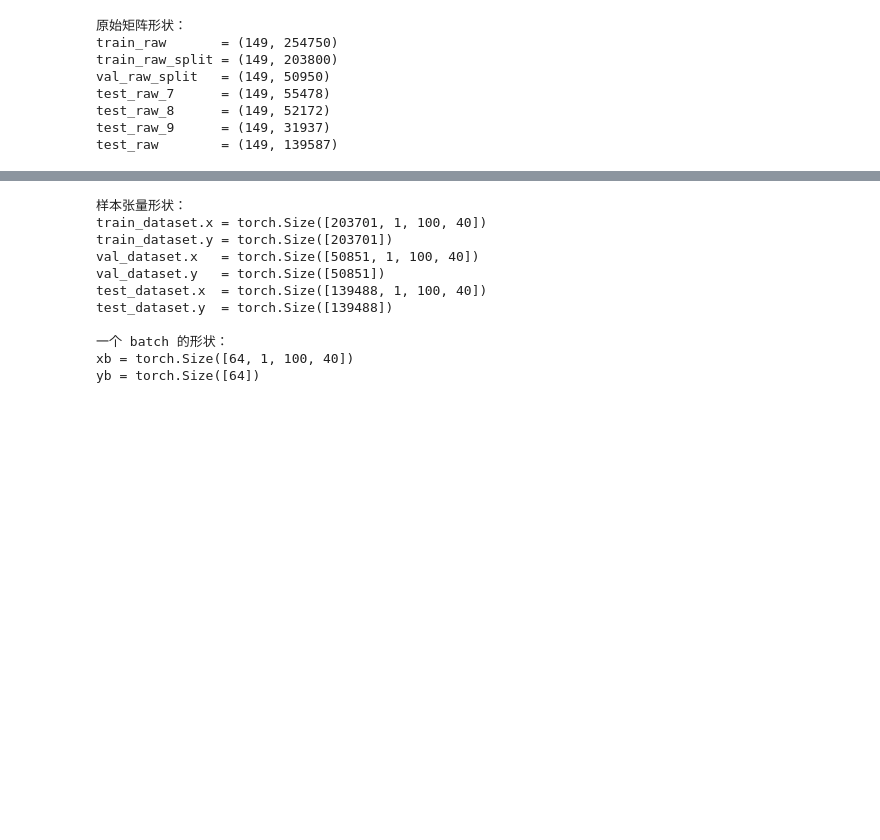
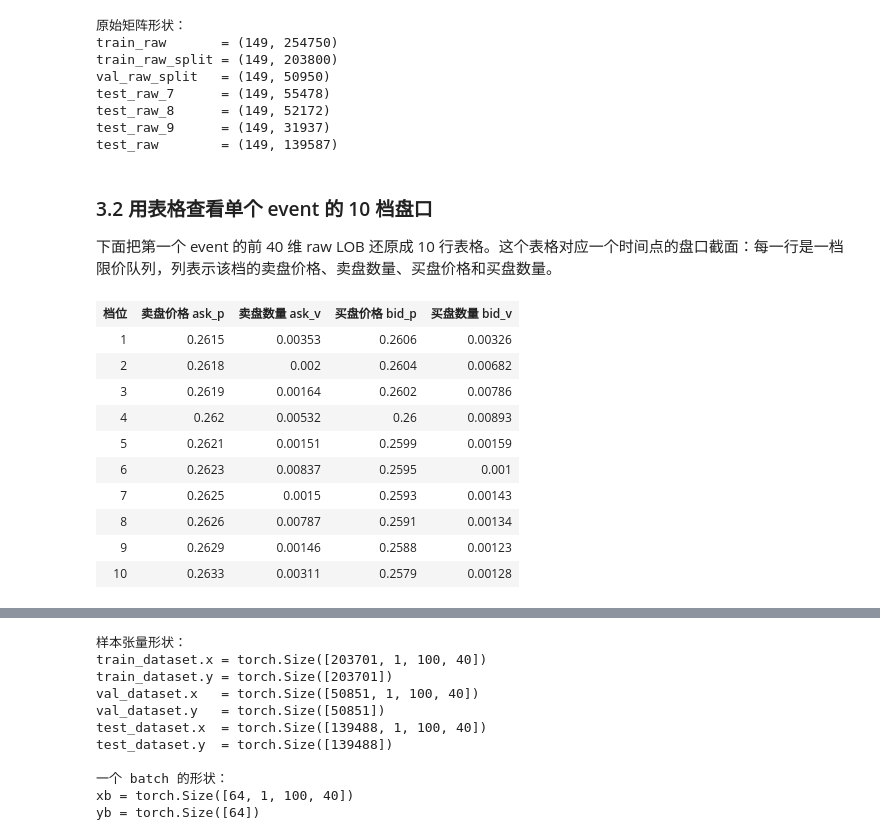
Before and after one commit to SuibeAI/quant_book, a Jupyter notebook: books/DeepLOB/annotated_deeplob.ipynb, the cells around one changed output, grey strips where cells are left out. Cells and saved outputs as stored; diff of their text form; code cells hidden in the pictures; blank space fills up the shorter version.

Commit message:
Update DeepLOB tutorial data setup

```diff
--- a/books/DeepLOB/annotated_deeplob.ipynb
+++ b/books/DeepLOB/annotated_deeplob.ipynb
@@ -227,10 +178,10 @@ class DeepLOBDataset(data.Dataset):
 # -----------------------------
 # 4. 读取原始 txt 文件
 # -----------------------------
-train_raw = np.loadtxt('Train_Dst_NoAuction_DecPre_CF_7.txt')
-test_raw_7 = np.loadtxt('Test_Dst_NoAuction_DecPre_CF_7.txt')
-test_raw_8 = np.loadtxt('Test_Dst_NoAuction_DecPre_CF_8.txt')
-test_raw_9 = np.loadtxt('Test_Dst_NoAuction_DecPre_CF_9.txt')
+train_raw = np.loadtxt('data/Train_Dst_NoAuction_DecPre_CF_7.txt')
+test_raw_7 = np.loadtxt('data/Test_Dst_NoAuction_DecPre_CF_7.txt')
+test_raw_8 = np.loadtxt('data/Test_Dst_NoAuction_DecPre_CF_8.txt')
+test_raw_9 = np.loadtxt('data/Test_Dst_NoAuction_DecPre_CF_9.txt')
 
 # 按时间顺序切分训练集：前 80% 做训练，后 20% 做验证
 split_idx = int(np.floor(train_raw.shape[1] * 0.8))
@@ -257,3 +208,51 @@ test_raw_7      = (149, 55478)
 test_raw_8      = (149, 52172)
 test_raw_9      = (149, 31937)
 test_raw        = (149, 139587)
+# %% [markdown]
+### 3.2 用表格查看单个 event 的 10 档盘口
+
+下面把第一个 event 的前 40 维 raw LOB 还原成 10 行表格。这个表格对应一个时间点的盘口截面：每一行是一档限价队列，列表示该档的卖盘价格、卖盘数量、买盘价格和买盘数量。
+# %%
+class LOBTable:
+    """在 Jupyter 中用 HTML 表格展示盘口，普通 Python 中退化为文本表格。"""
+
+    def __init__(self, rows):
+        self.rows = rows
+
+    def _repr_html_(self):
+        header = '<tr><th>档位</th><th>卖盘价格 ask_p</th><th>卖盘数量 ask_v</th><th>买盘价格 bid_p</th><th>买盘数量 bid_v</th></tr>'
+        body = ''.join(
+            '<tr>' + ''.join(f'<td>{value}</td>' for value in row) + '</tr>'
+            for row in self.rows
+        )
+        return f'<table>{header}{body}</table>'
+
+    def __repr__(self):
+        lines = ['档位 | 卖盘价格 ask_p | 卖盘数量 ask_v | 买盘价格 bid_p | 买盘数量 bid_v']
+        lines.append('-' * len(lines[0]))
+        lines.extend(' | '.join(map(str, row)) for row in self.rows)
+        return '\n'.join(lines)
+
+
+def lob_event_to_table(raw_data, event_index=0):
+    """将单个 event 的 40 维 LOB 特征还原为 10 档盘口表。"""
+    lob_features = raw_data[:40, event_index].reshape(10, 4)
+    rows = []
+    for level, (ask_p, ask_v, bid_p, bid_v) in enumerate(lob_features, start=1):
+        rows.append((level, ask_p, ask_v, bid_p, bid_v))
+    return LOBTable(rows)
+
+
+lob_event_to_table(train_raw, event_index=0)
+# %% [output]
+| 档位 | 卖盘价格 ask_p | 卖盘数量 ask_v | 买盘价格 bid_p | 买盘数量 bid_v |
+| 1 | 0.2615 | 0.00353 | 0.2606 | 0.00326 |
+| 2 | 0.2618 | 0.002 | 0.2604 | 0.00682 |
+| 3 | 0.2619 | 0.00164 | 0.2602 | 0.00786 |
+| 4 | 0.262 | 0.00532 | 0.26 | 0.00893 |
+| 5 | 0.2621 | 0.00151 | 0.2599 | 0.00159 |
+| 6 | 0.2623 | 0.00837 | 0.2595 | 0.001 |
+| 7 | 0.2625 | 0.0015 | 0.2593 | 0.00143 |
+| 8 | 0.2626 | 0.00787 | 0.2591 | 0.00134 |
+| 9 | 0.2629 | 0.00146 | 0.2588 | 0.00123 |
+| 10 | 0.2633 | 0.00311 | 0.2579 | 0.00128 |
```
Also changed, not shown: parts of 20 cells of this notebook, 5 other files.
